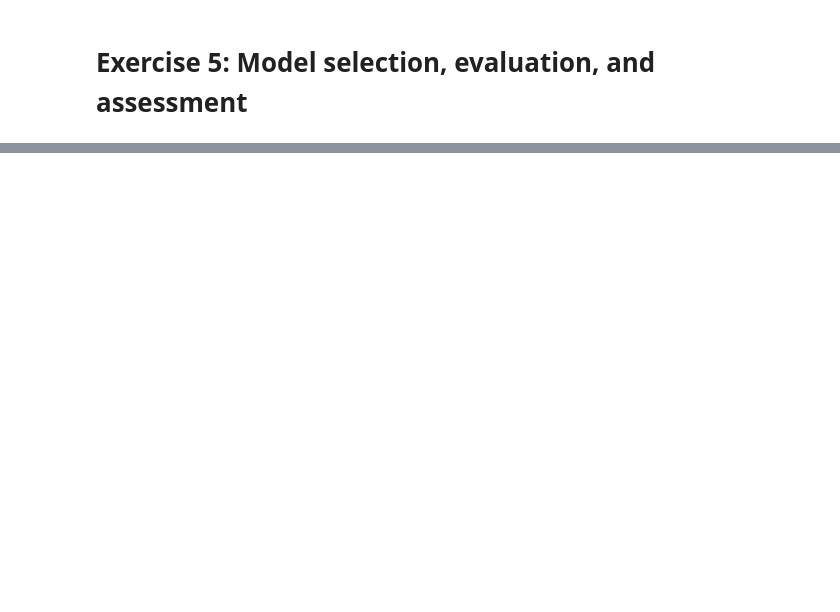
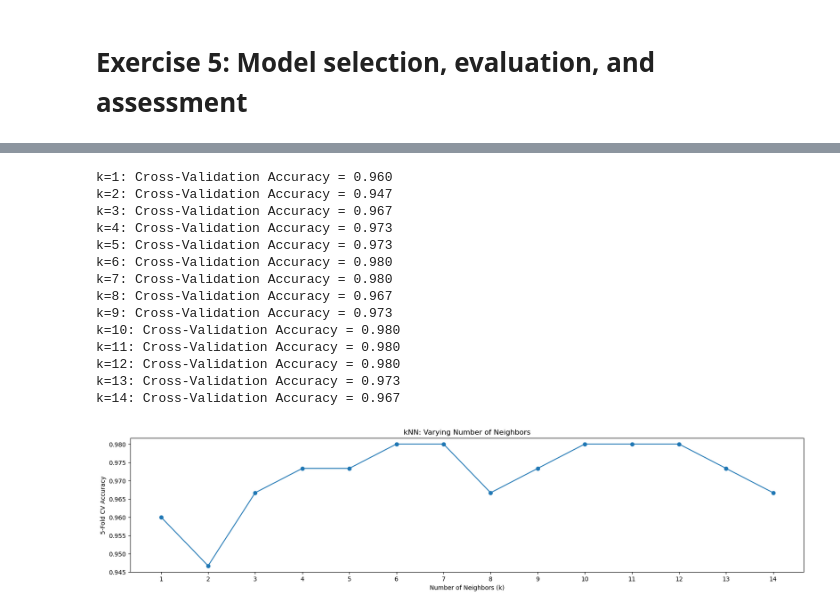
Before and after one commit to wegard/predictive-modelling-with-machine-learning, a Jupyter notebook: exercises/to_students/05_Model_selection_evaluation_and_assessment.ipynb, the cells around one changed output, grey strips where cells are left out. Cells and saved outputs as stored; diff of their text form; code cells hidden in the pictures; blank space fills up the shorter version.

```diff
--- a/exercises/to_students/05_Model_selection_evaluation_and_assessment.ipynb
+++ b/exercises/to_students/05_Model_selection_evaluation_and_assessment.ipynb
@@ -49,3 +49,50 @@
 - **Class Overlap**: Iris classes can sometimes overlap in feature space. Are there any insights in the misclassified examples that suggest the features used (e.g., petal length vs. sepal width) are not always sufficient to separate classes?
 - **Practical Significance**: If the difference in performance between two models is very small, do you see any practical significance or can you justify choosing a simpler model for the sake of interpretability?
 - **Error Analysis**: Look at misclassified samples for each model. Is there a consistent pattern in these misclassifications (e.g., Setosa being misclassified as Versicolor)? What might this indicate about the feature distribution or class similarities?
+# %%
+import numpy as np
+import matplotlib.pyplot as plt
+from sklearn.datasets import load_iris
+from sklearn.neighbors import KNeighborsClassifier
+from sklearn.model_selection import cross_val_score
+
+# Load Iris dataset
+iris = load_iris()
+X, y = iris.data, iris.target
+
+# Range of k values to test
+k_values = range(1, 15)
+cv_scores = []  # List to store average cross-validation scores
+
+# Perform 5-fold cross-validation for each k
+for k in k_values:
+    knn = KNeighborsClassifier(n_neighbors=k)
+    # Using 5-fold cross validation
+    scores = cross_val_score(knn, X, y, cv=5)
+    cv_scores.append(scores.mean())
+    print(f"k={k}: Cross-Validation Accuracy = {scores.mean():.3f}")
+
+# Plot the cross-validation accuracy vs. k
+plt.figure(figsize=(20, 4))
+plt.plot(k_values, cv_scores, marker='o')
+plt.xlabel('Number of Neighbors (k)')
+plt.ylabel('5-Fold CV Accuracy')
+plt.title('kNN: Varying Number of Neighbors')
+plt.xticks(k_values)
+plt.show()
+# %% [output]
+k=1: Cross-Validation Accuracy = 0.960
+k=2: Cross-Validation Accuracy = 0.947
+k=3: Cross-Validation Accuracy = 0.967
+k=4: Cross-Validation Accuracy = 0.973
+k=5: Cross-Validation Accuracy = 0.973
+k=6: Cross-Validation Accuracy = 0.980
+k=7: Cross-Validation Accuracy = 0.980
+k=8: Cross-Validation Accuracy = 0.967
+k=9: Cross-Validation Accuracy = 0.973
+k=10: Cross-Validation Accuracy = 0.980
+k=11: Cross-Validation Accuracy = 0.980
+k=12: Cross-Validation Accuracy = 0.980
+k=13: Cross-Validation Accuracy = 0.973
+k=14: Cross-Validation Accuracy = 0.967
+[figure, added]
```
Also changed, not shown: parts of 4 cells of this notebook, 7 other files.
